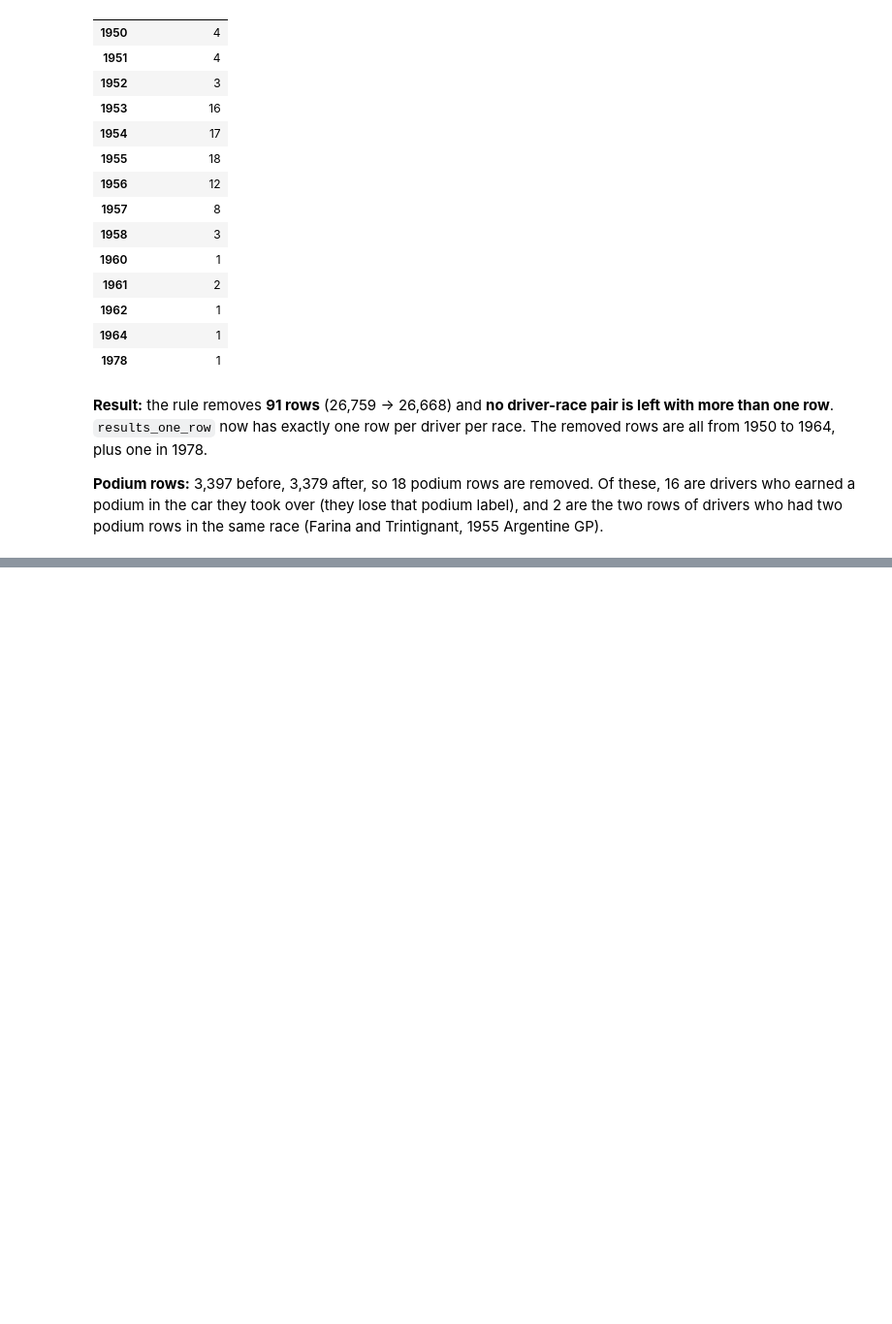
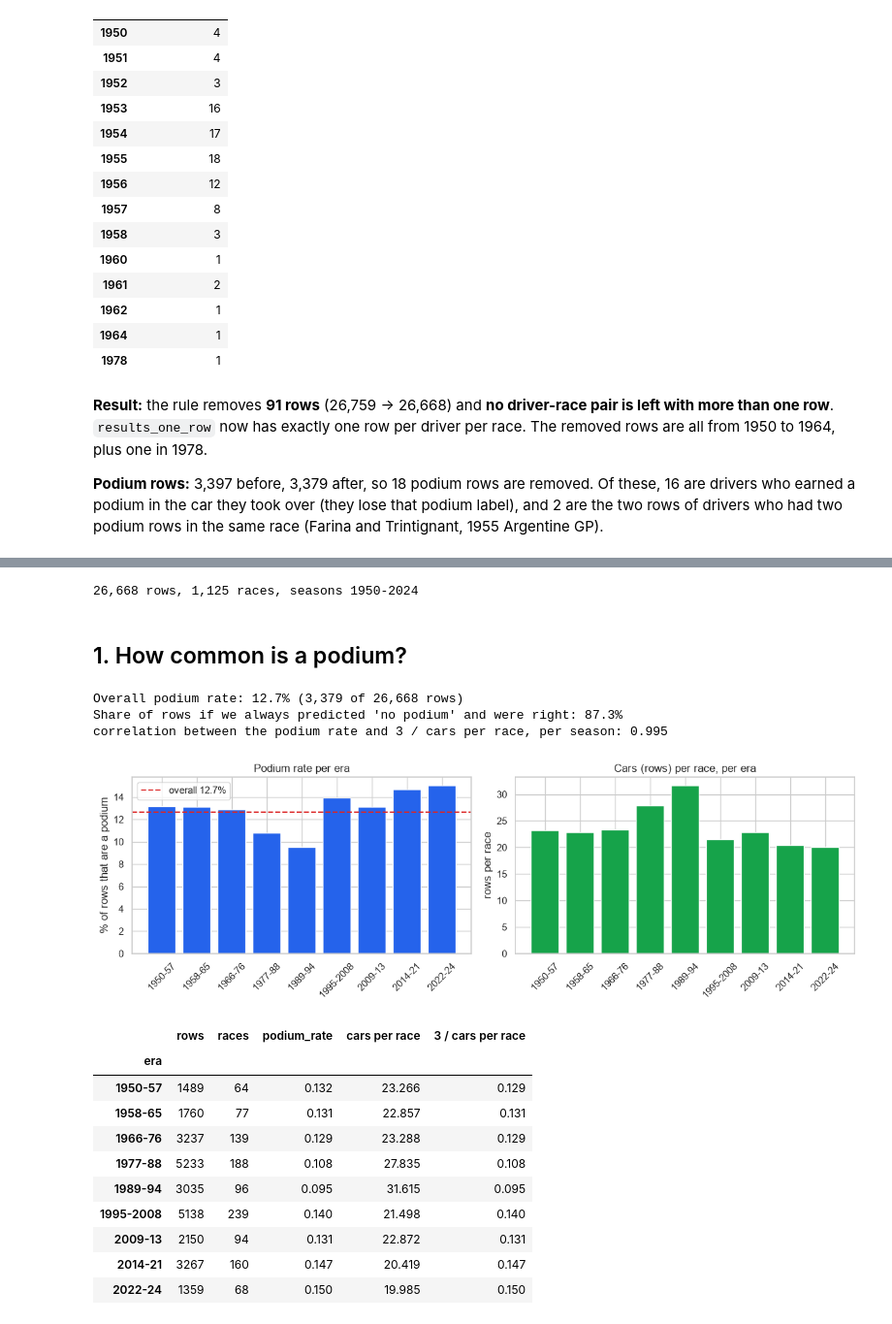
Before and after one commit to esralsayed/ACL-milestone1, a Jupyter notebook: F1_podium_prediction.ipynb, the cells around one changed output, grey strips where cells are left out. Shown at 97% size. Drawn from its saved outputs; the diff is of its cells as text; code cells hidden in the pictures; blank space fills up the shorter version.

```diff
--- a/F1_podium_prediction.ipynb
+++ b/F1_podium_prediction.ipynb
@@ -1158,0 +1547,58 @@ season.value_counts().sort_index().rename("rows removed").rename_axis("year").to
+# %%
+# One table for the exploration: numbers instead of text, plus the season and the podium label
+eda = results_one_row.copy()
+for col in ["resultId", "grid", "positionOrder", "laps"]:
+    eda[col] = eda[col].astype(int)
+
+eda = eda.merge(text["races"][["raceId", "year", "round", "circuitId"]], on="raceId")
+eda["year"] = eda["year"].astype(int)
+eda["podium"] = (eda["positionOrder"] <= 3).astype(int)          # 1 = finished 1st, 2nd or 3rd
+
+# Technical eras from the introduction (each era changed which teams are fast)
+ERA_BINS = [1949, 1957, 1965, 1976, 1988, 1994, 2008, 2013, 2021, 2024]
+ERA_LABELS = ["1950-57", "1958-65", "1966-76", "1977-88", "1989-94", "1995-2008", "2009-13", "2014-21", "2022-24"]
+eda["era"] = pd.cut(eda["year"], bins=ERA_BINS, labels=ERA_LABELS)
+
+print(f"{len(eda):,} rows, {eda['raceId'].nunique():,} races, seasons {eda['year'].min()}-{eda['year'].max()}")
+# %% [output]
+26,668 rows, 1,125 races, seasons 1950-2024
+# %% [markdown]
+## 1. How common is a podium?
+# %%
+# Podium rate overall and per era
+per_era = eda.groupby("era", observed=True).agg(rows=("podium", "size"), races=("raceId", "nunique"), podium_rate=("podium", "mean"))
+per_era["cars per race"] = per_era["rows"] / per_era["races"]
+per_era["3 / cars per race"] = 3 / per_era["cars per race"]      # what the rate would be if every race had exactly 3 podium rows
+overall = eda["podium"].mean()
+print(f"Overall podium rate: {overall:.1%} ({eda['podium'].sum():,} of {len(eda):,} rows)")
+print(f"Share of rows if we always predicted 'no podium' and were right: {1 - overall:.1%}")
+
+# Does the podium rate simply follow the number of cars? (per season)
+by_year = eda.groupby("year").agg(rate=("podium", "mean"), rows=("podium", "size"), races=("raceId", "nunique"))
+print("correlation between the podium rate and 3 / cars per race, per season:",
+      round(by_year["rate"].corr(3 / (by_year["rows"] / by_year["races"])), 3))
+
+fig, ax = plt.subplots(1, 2, figsize=(12, 4))
+ax[0].bar(per_era.index.astype(str), per_era["podium_rate"] * 100, color="#2563eb")
+ax[0].axhline(overall * 100, color="#dc2626", linestyle="--", label=f"overall {overall:.1%}")
+ax[0].set(title="Podium rate per era", ylabel="% of rows that are a podium"); ax[0].legend(); ax[0].tick_params(axis="x", rotation=45)
+ax[1].bar(per_era.index.astype(str), per_era["cars per race"], color="#16a34a")
+ax[1].set(title="Cars (rows) per race, per era", ylabel="rows per race"); ax[1].tick_params(axis="x", rotation=45)
+plt.tight_layout(); plt.show()
+per_era.round(3)
+# %% [output]
+Overall podium rate: 12.7% (3,379 of 26,668 rows)
+Share of rows if we always predicted 'no podium' and were right: 87.3%
+correlation between the podium rate and 3 / cars per race, per season: 0.995
+[figure, added]
+|  | rows | races | podium_rate | cars per race | 3 / cars per race |
+| era |  |  |  |  |  |
+| 1950-57 | 1489 | 64 | 0.132 | 23.266 | 0.129 |
+| 1958-65 | 1760 | 77 | 0.131 | 22.857 | 0.131 |
+| 1966-76 | 3237 | 139 | 0.129 | 23.288 | 0.129 |
+| 1977-88 | 5233 | 188 | 0.108 | 27.835 | 0.108 |
+| 1989-94 | 3035 | 96 | 0.095 | 31.615 | 0.095 |
+| 1995-2008 | 5138 | 239 | 0.140 | 21.498 | 0.140 |
+| 2009-13 | 2150 | 94 | 0.131 | 22.872 | 0.131 |
+| 2014-21 | 3267 | 160 | 0.147 | 20.419 | 0.147 |
+| 2022-24 | 1359 | 68 | 0.150 | 19.985 | 0.150 |
```
Also changed, not shown: parts of 52 cells of this notebook, 1 other file.
